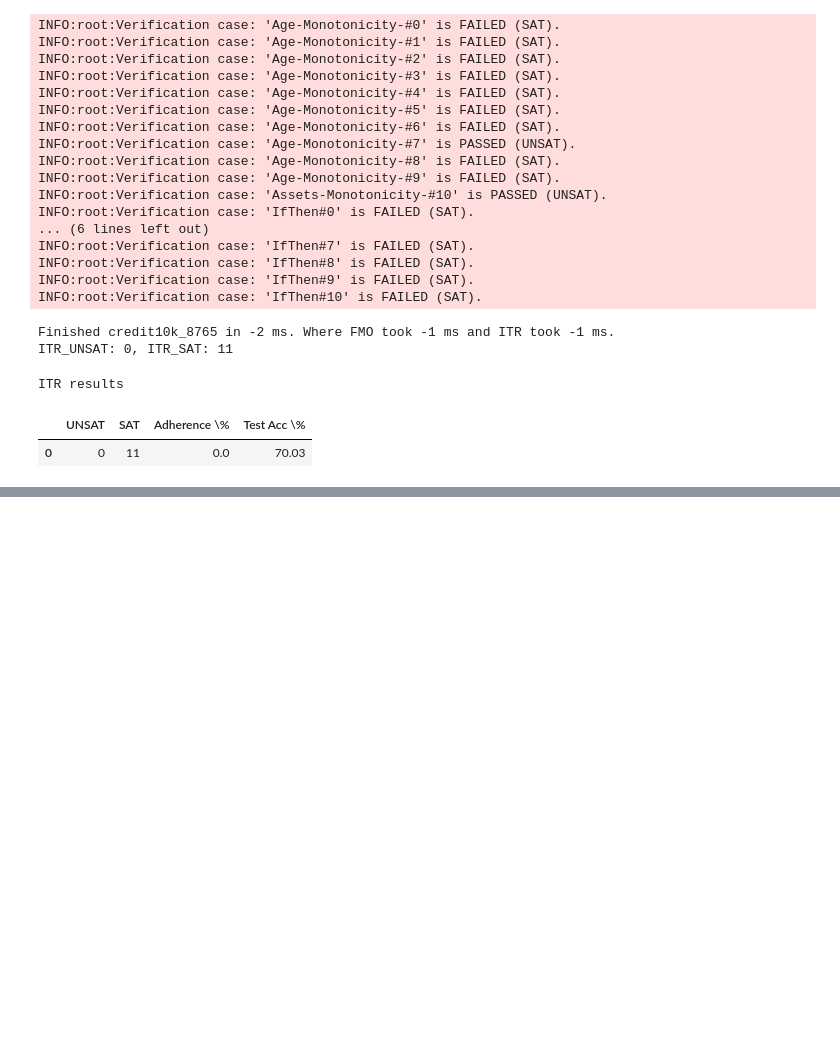
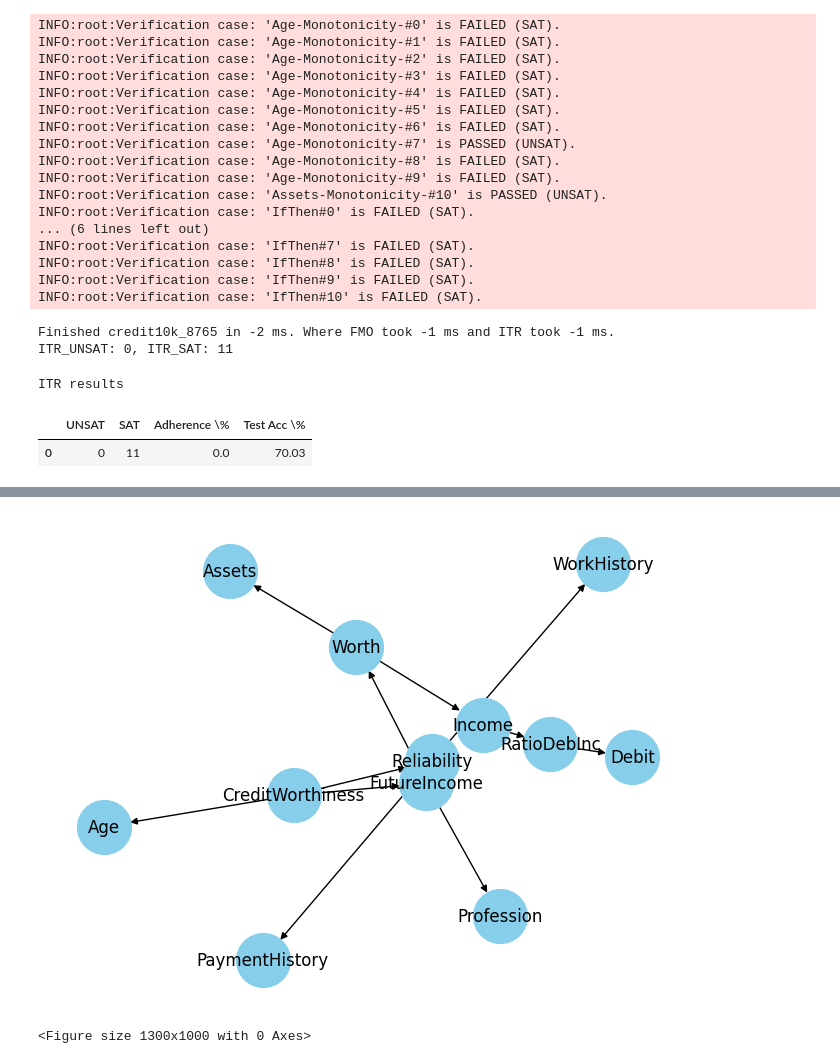
Before and after one commit to autonlab/bn-sat-verification, a Jupyter notebook: src/experiment2_spring.ipynb, the cells around one changed output, grey strips where cells are left out. Drawn from its saved outputs; the diff is of its cells as text; code cells hidden in the pictures; blank space fills up the shorter version.

```diff
--- a/src/experiment2_spring.ipynb
+++ b/src/experiment2_spring.ipynb
@@ -21,7 +28,7 @@ plot_model(model)
 # %% [output]
 [figure]
 # %%
-trained_model, test_accuracy = estimate_model(model, train_df, test_df)
+trained_model, test_accuracy = estimate_model(model, train_df, test_df, target_col)
 print(f'Test accuracy: {test_accuracy}')
 # %% [output]
 Accuracy on test data: 0.7003333333333334 for model
@@ -220,0 +212,33 @@ final.T.to_latex('experiments_spring/credit10k_results.tex',
+# %%
+import os
+import json
+import pgmpy
+from pgmpy.readwrite import NETReader
+import pandas as pd
+import numpy as np
+import matplotlib.pyplot as plt
+import networkx as nx
+import seaborn as sns
+from experiments_spring.experiment_utils import credit_pipeline
+
+pardir = os.path.join(os.getcwd())
+exp_dir = os.path.join(pardir, 'experiments_spring')
+# pardir = os.path.abspath(os.path.join(filedir, os.pardir))
+
+
+DATASET_NAME = 'credit10k'
+TARGET_COL = 'CreditWorthiness'
+ID = 8765
+
+MODEL_NET_PATH = os.path.join(exp_dir, 'models')
+ARTIFACTS_PATH = os.path.join(exp_dir, 'artifacts', f'{DATASET_NAME}_{ID}_artifacts')
+DATASET_FILEPATH = os.path.join(exp_dir, 'data', f'{DATASET_NAME}.csv')
+RULES_FILEPATH = os.path.join(exp_dir, f'rules_{DATASET_NAME}.json')
+ODD_FILEPATH = os.path.join(pardir, 'odd_models', f'{DATASET_NAME}_{ID}.odd')
+
+print(f'filedir: {exp_dir}')
+print(f'DATASET_PATH: {DATASET_FILEPATH}')
+print(f'MODEL_NET_PATH: {MODEL_NET_PATH}')
+print(f'ARTIFACTS_PATH: {ARTIFACTS_PATH}')
+print(f'RULES_PATH: {RULES_FILEPATH}')
+print(f'ODD_PATH: {ODD_FILEPATH}')
@@ -220,0 +278,13 @@ final.T.to_latex('experiments_spring/credit10k_results.tex',
+# %%
+model = NETReader(path=os.path.join(MODEL_NET_PATH, f'{DATASET_NAME}_{ID}.net')).get_model()
+
+# Plot the model
+G = nx.DiGraph()
+G.add_edges_from(model.edges())
+pos = nx.spring_layout(G, seed=1)
+nx.draw(G, pos, with_labels=True, node_size=1500, node_color="skyblue")
+plt.figure(figsize=(13, 10))
+plt.show()
+# %% [output]
+[figure, added]
+<Figure size 1300x1000 with 0 Axes>
```
Also changed, not shown: parts of 26 cells of this notebook, 4 other files.
